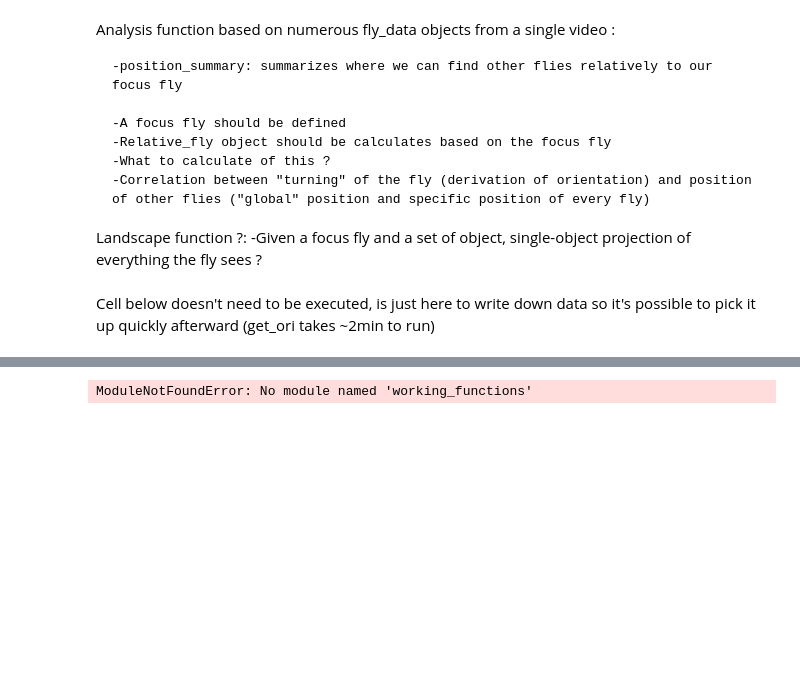
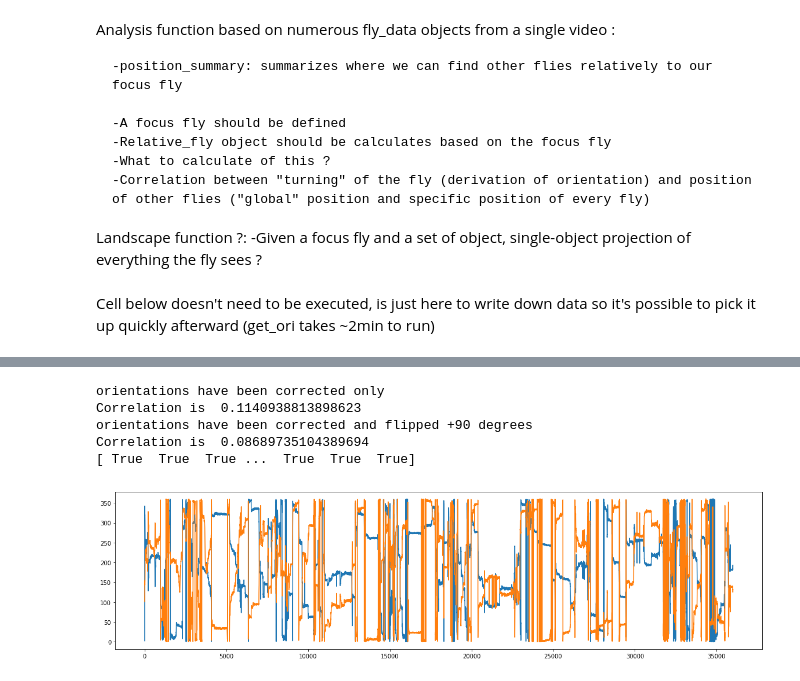
Before and after one commit to StrepsipZerg/flyDtracker, a Jupyter notebook: testing.ipynb, the cells around one changed output, grey strips where cells are left out. Saved outputs shown, nothing was run; the diff lists cells and outputs as text; code cells hidden in the pictures; blank space fills up the shorter version.

```diff
--- a/testing.ipynb
+++ b/testing.ipynb
@@ -68,22 +69,27 @@ time elapsed : 7.0min and 23sec
 # %%
-flystack = get_ori_pickle('6flies_2')
+flystack = flyD.get_ori_pickle('6flies_1')
 
 fly = flystack[1]
 fly_correc = copy.deepcopy(fly)
 fly_correc.ori_correc(overwrite=True)
 
 fly2 = flystack[2]
 fly2_correc = copy.deepcopy(fly2)
 fly2_correc.ori_correc(overwrite=True)
 # #Get first fly and correct its orientations
 
-rel = relative_fly(fly_correc, fly2_correc)
+rel = flyD.relative_fly(fly_correc, fly2_correc)
 showrange = range(10000)
 
 plt.figure(figsize=(20,5))
 plt.plot(fly_correc.orientations)
 plt.plot(rel.angle)
 print(rel.angle <= 220)
 # %% [output]
-ModuleNotFoundError: No module named 'working_functions'
+orientations have been corrected only
+Correlation is  0.1140938813898623
+orientations have been corrected and flipped +90 degrees
+Correlation is  0.08689735104389694
+[ True  True  True ...  True  True  True]
+[figure, added]
 # %%
```
Also changed, not shown: parts of 7 cells of this notebook, 1 other file.
